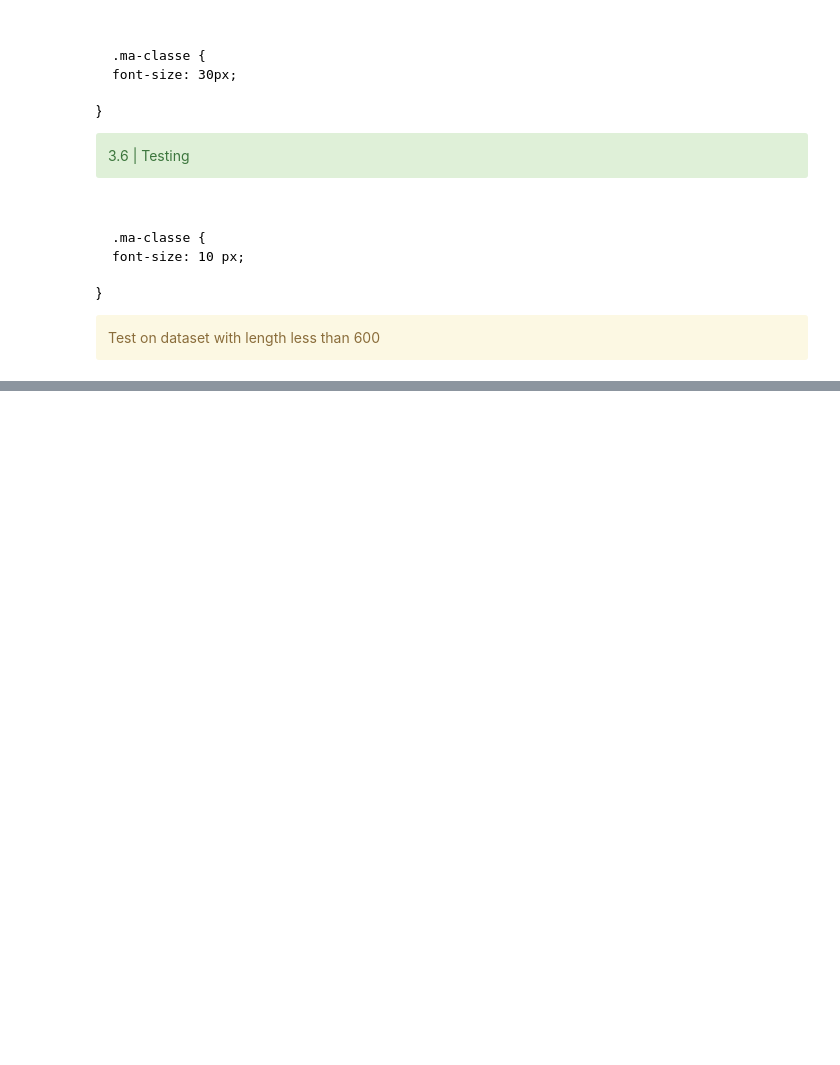
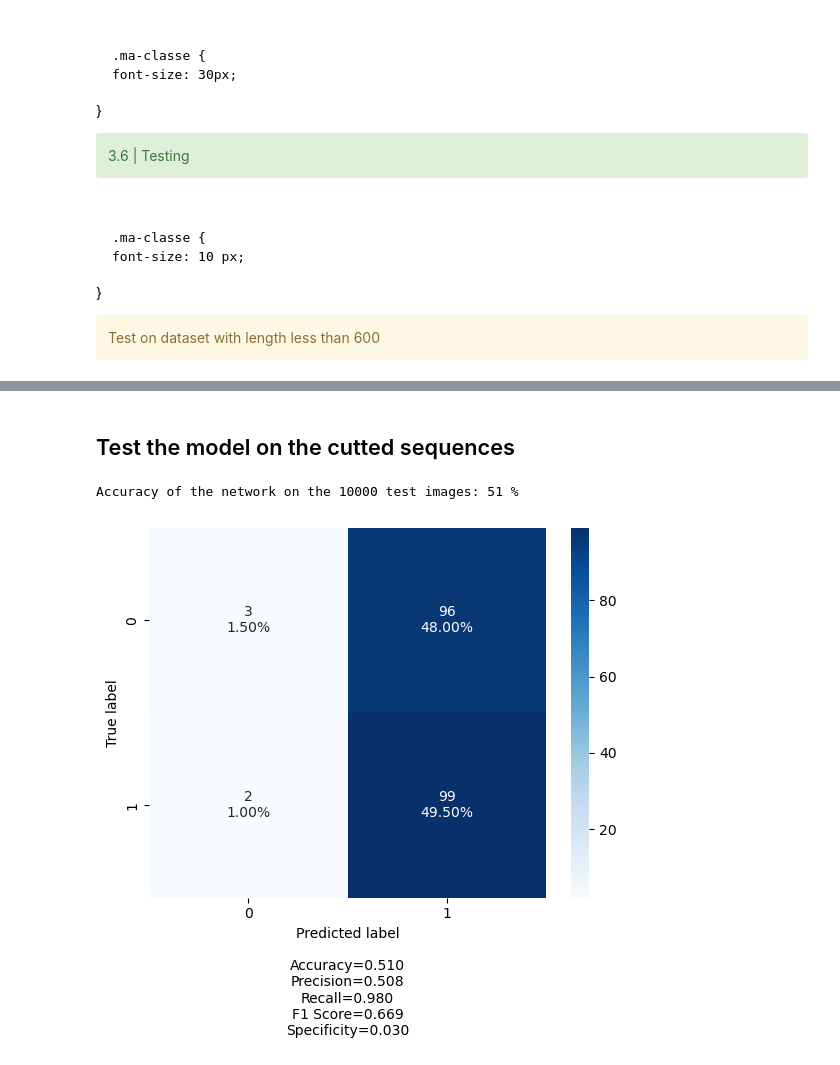
Before and after one commit to scherkao31/ml_project2, a Jupyter notebook: method_1-2.ipynb, the cells around one changed output, grey strips where cells are left out. Drawn from its saved outputs; the diff is of its cells as text; code cells hidden in the pictures; blank space fills up the shorter version.

```diff
--- a/method_1-2.ipynb
+++ b/method_1-2.ipynb
@@ -164,10 +137,11 @@ data_train_600
 Another performance has been evaluated: the performance of our models on sequences of limited size around the mutation position.
 Thus we created 4 different datasets such that the cutoff around the mutation was 5 amino acids on each side, then 10, then 20 and finally 50.
 # %%
-VAL_CUT_5 = NEW + "val_cut_5.csv"
-VAL_CUT_10 = NEW + "val_cut_10.csv"
-VAL_CUT_20 = NEW + "val_cut_20.csv"
-VAL_CUT_50 = NEW + "val_cut_50.csv"
+CUT = "cut/"
+VAL_CUT_5 = NEW + CUT + "val_set_215_cut_5.csv"
+VAL_CUT_10 = NEW + CUT + "val_set_215_cut_10.csv"
+VAL_CUT_20 = NEW + CUT + "val_set_215_cut_20.csv"
+VAL_CUT_50 = NEW + CUT + "val_set_215_cut_50.csv"
 # %%
 data_val_cut_5 = pd.read_csv(VAL_CUT_5)
 data_val_cut_10 = pd.read_csv(VAL_CUT_10)
@@ -1112,0 +989,7 @@ make_confusion_matrix(confusion_matrix(y_true=y_gt, y_pred=pred))
+# %% [markdown]
+## Test the model on the cutted sequences
+# %%
+test(data_val_cut_5_dl)
+# %% [output]
+Accuracy of the network on the 10000 test images: 51 %
+[figure, added]
```
Also changed, not shown: parts of 63 cells of this notebook.
